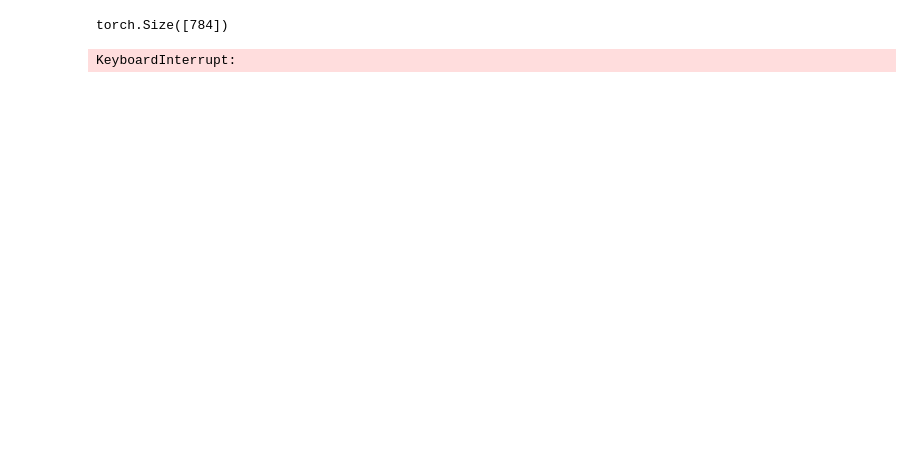
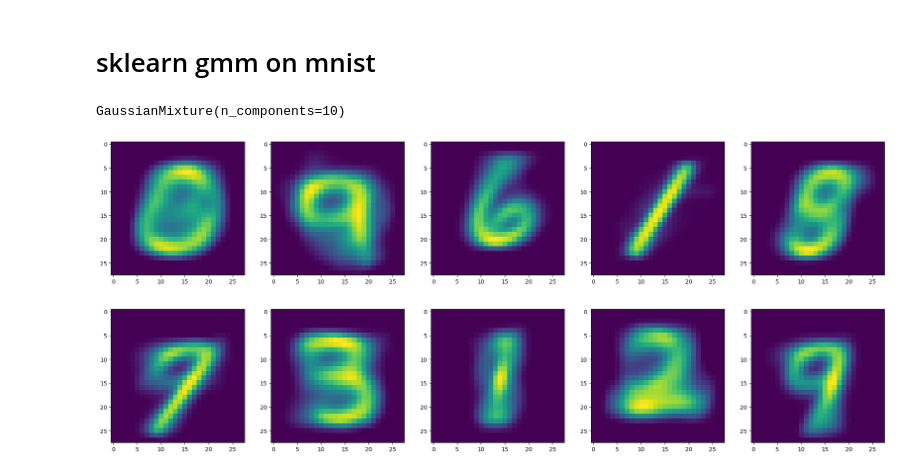
Before and after one commit to JackismyShephard/pml-22-exam, a Jupyter notebook: scripts/a2_gmm.ipynb, the cells around one changed output. Saved outputs shown, nothing was run; the diff lists cells and outputs as text; code cells hidden in the pictures; blank space fills up the shorter version.

Commit message:
gaussian mixture model

```diff
--- a/scripts/a2_gmm.ipynb
+++ b/scripts/a2_gmm.ipynb
@@ -106,8 +116,20 @@ x_reshape = x.reshape(-1, 28*28)
-# %%
-x_reshape[0].shape
-# %% [output]
-torch.Size([784])
-# %%
-m, c, p, g = gaussian_mixture(x_reshape, 10, iter=10)
-# %% [output]
-KeyboardInterrupt:
+# %% [markdown]
+# sklearn gmm on mnist
+# %%
+model2 = mix(n_components = 10)
+model2.fit(x_reshape)
+# %% [output]
+GaussianMixture(n_components=10)
+# %%
+fig, ax = plt.subplots(2,5,figsize=(25,10))
+
+ms = model2.means_
+axs = ax.flatten()
+
+for i in range(axs.shape[0]):
+    axs[i].imshow(ms[i].reshape(-1, 28))
+
+
+fig.savefig('mnists_means.png')
+# %% [output]
+[figure, added]
```
Also changed, not shown: parts of 15 cells of this notebook.
